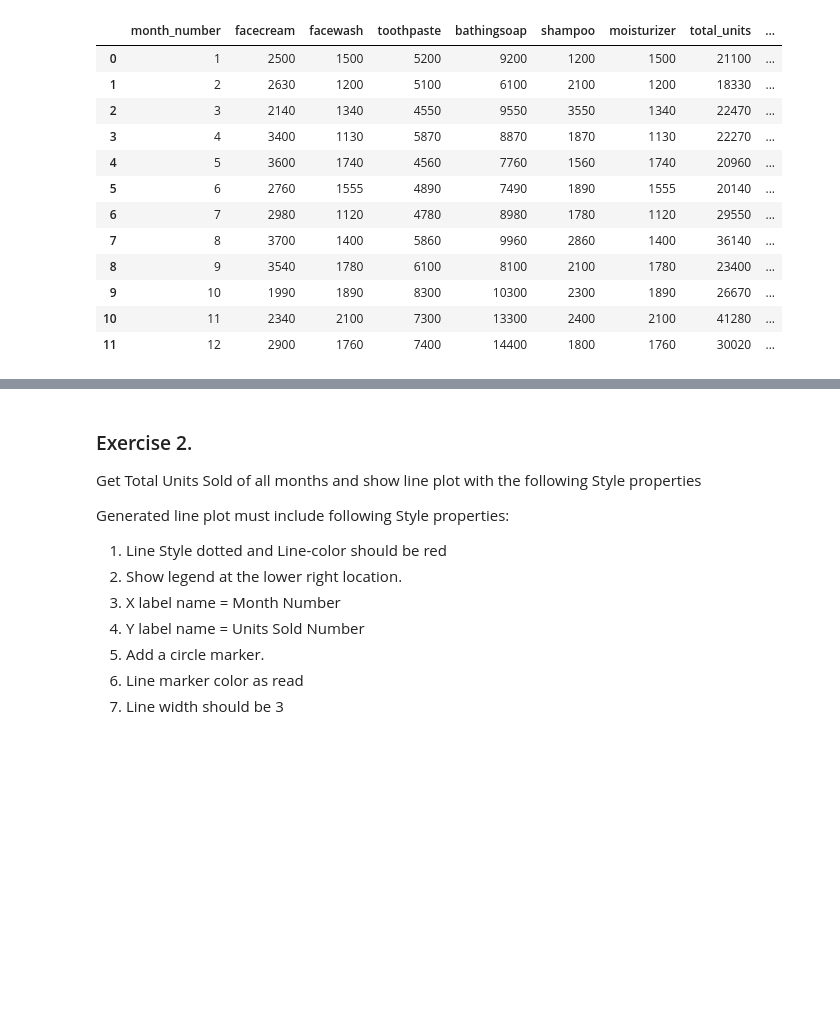
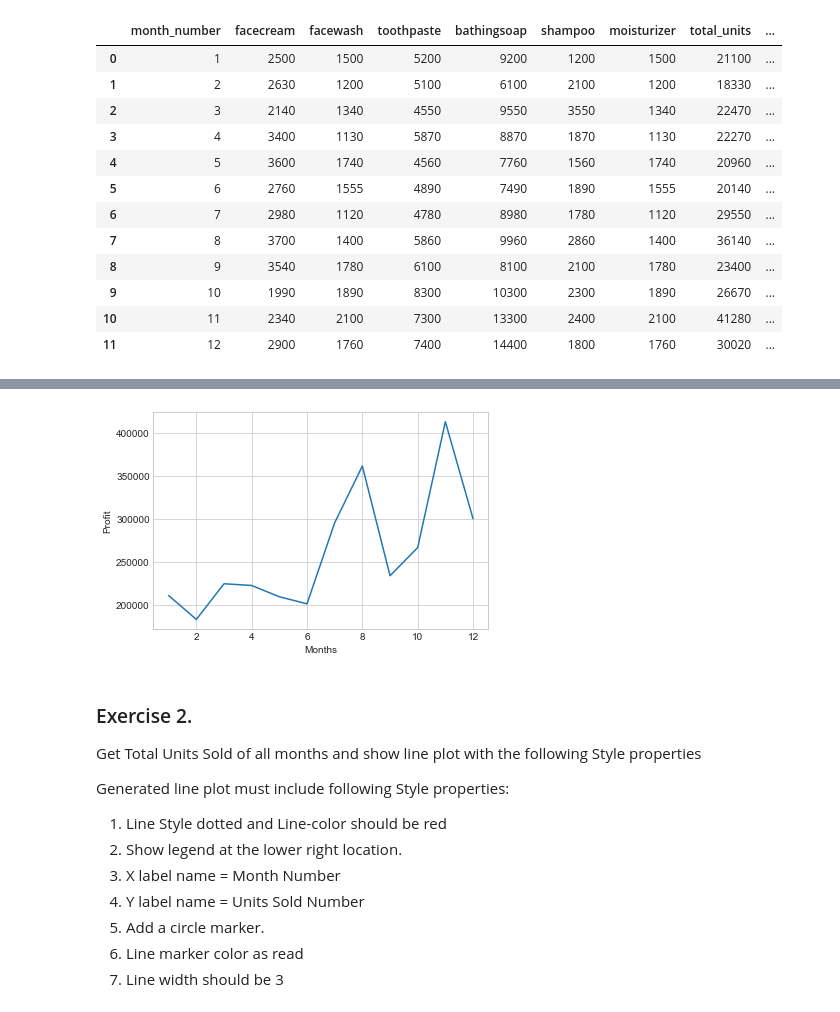
Before and after one commit to rano30/jupyter_notebook, a Jupyter notebook: datascience/python/11_mod_matplotlib/17-Exercises.ipynb, the cells around one changed output, grey strips where cells are left out. Saved outputs shown, nothing was run; the diff lists cells and outputs as text; code cells hidden in the pictures; blank space fills up the shorter version.

```diff
--- a/datascience/python/11_mod_matplotlib/17-Exercises.ipynb
+++ b/datascience/python/11_mod_matplotlib/17-Exercises.ipynb
@@ -62,3 +59,19 @@ Total profit data provided for each month. Generated line plot must include the
+# %%
+%matplotlib inline
+import matplotlib.pyplot as plt
+plt.style.use('seaborn-whitegrid')
+import numpy as np
+import pandas as pd
+
+x = pd.read_csv('./data/company_sales_data.csv')
+xx = np.linspace(1, 12)
+
+
+plt.xlabel('Months')
+plt.ylabel('Profit')
+plt.plot( x['month_number'], x['total_profit']);
+# %% [output]
+[figure, added]
 # %% [markdown]
 ### Exercise 2.
 
```
Also changed, not shown: parts of 1 cell of this notebook, 2 other files.
